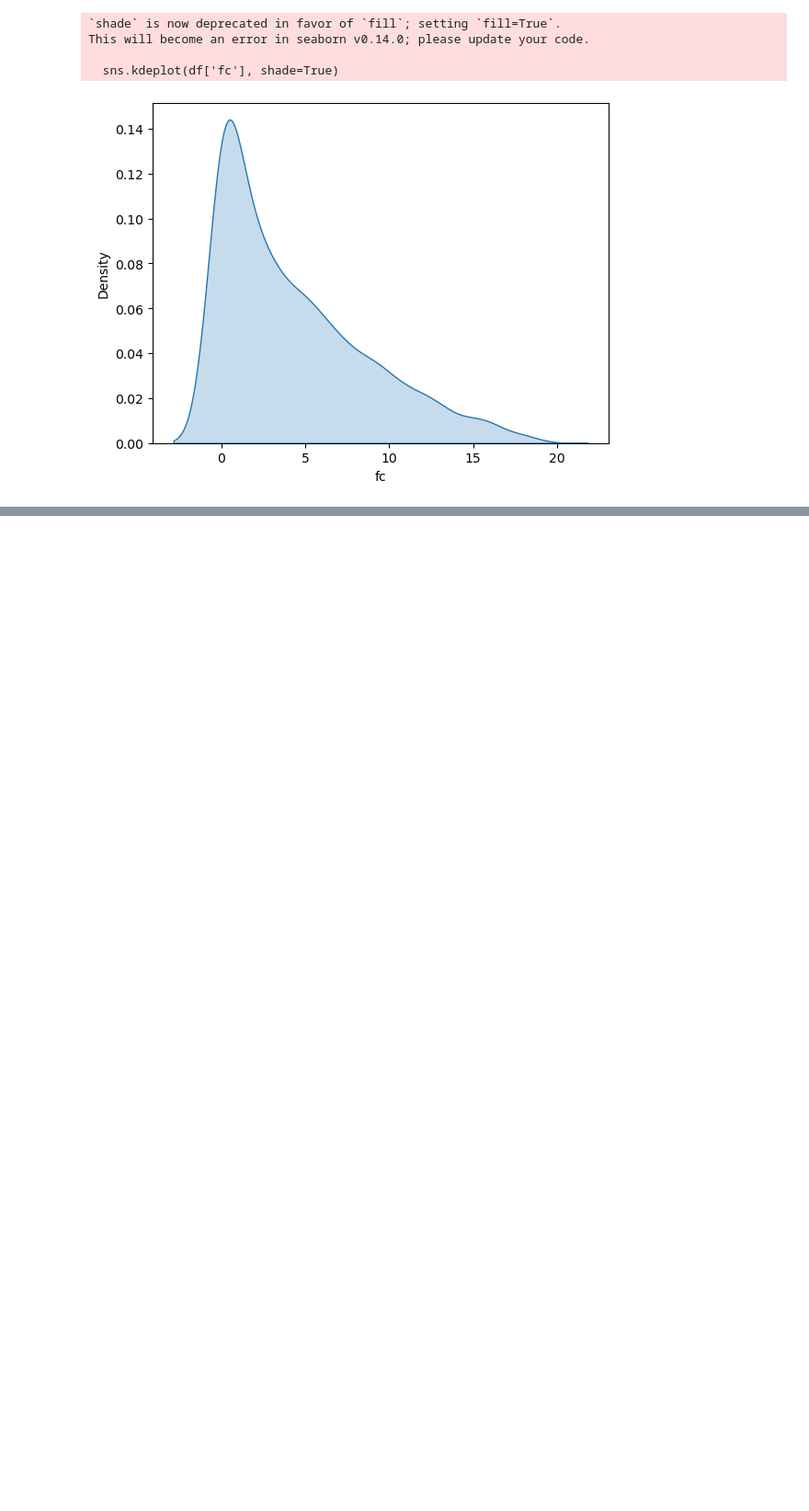
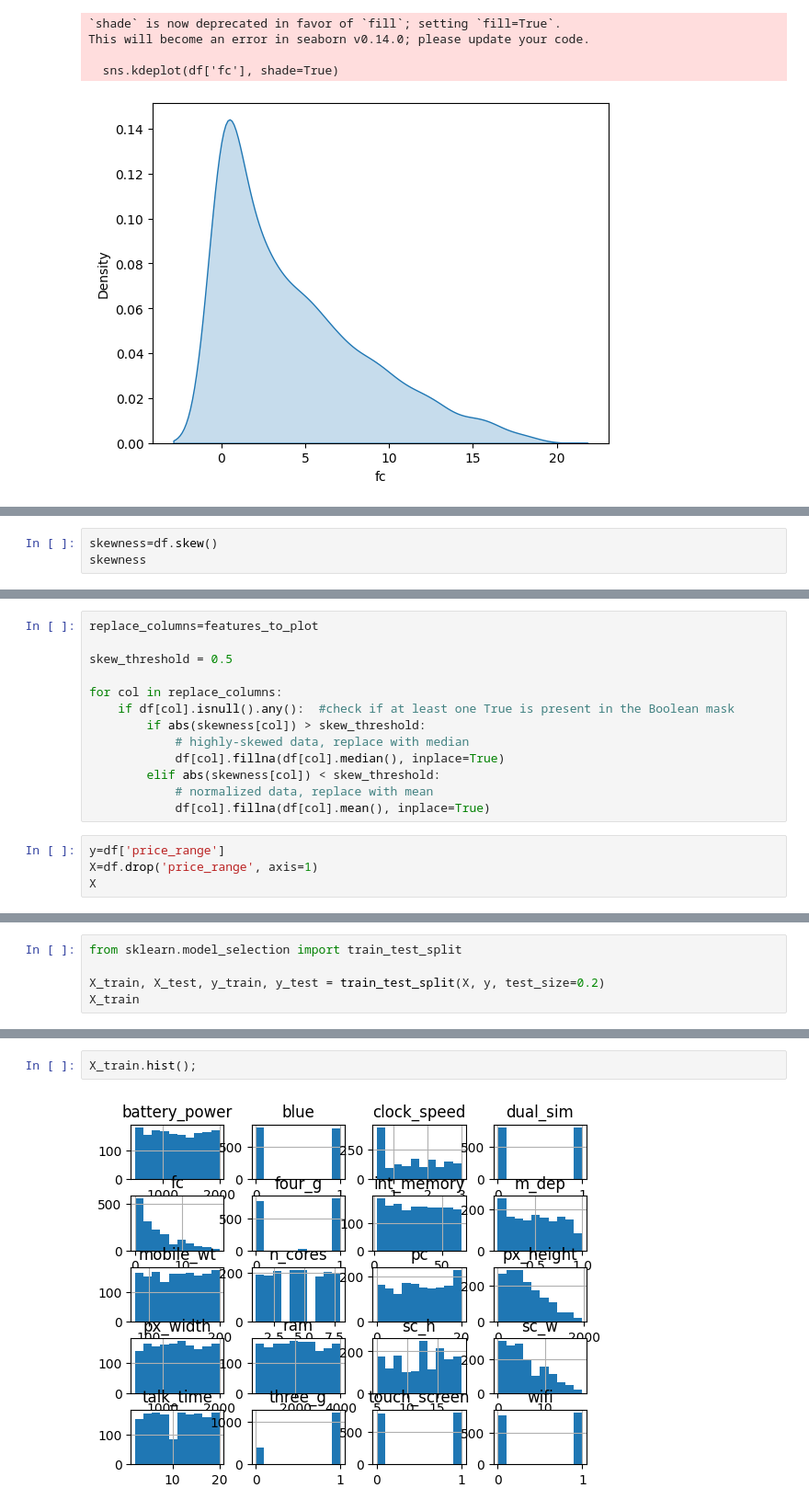
Before and after one commit to 2shashank11/Mobile-Price-Prediction, a Jupyter notebook: main.ipynb, the cells around one changed output, grey strips where cells are left out. Shown: that part at 92% size. Drawn from its saved outputs; the diff is of its cells as text; blank space fills up the shorter version.

```diff
--- a/main.ipynb
+++ b/main.ipynb
@@ -198,0 +197,3 @@ plt.show()
+# %%
+skewness=df.skew()
+skewness
@@ -198,0 +230,17 @@ plt.show()
+# %%
+replace_columns=features_to_plot
+
+skew_threshold = 0.5
+
+for col in replace_columns:
+    if df[col].isnull().any():  #check if at least one True is present in the Boolean mask
+        if abs(skewness[col]) > skew_threshold:
+            # highly-skewed data, replace with median
+            df[col].fillna(df[col].median(), inplace=True)
+        elif abs(skewness[col]) < skew_threshold:
+            # normalized data, replace with mean
+            df[col].fillna(df[col].mean(), inplace=True)
+# %%
+y=df['price_range']
+X=df.drop('price_range', axis=1)
+X
@@ -198,0 +263,5 @@ plt.show()
+# %%
+from sklearn.model_selection import train_test_split
+
+X_train, X_test, y_train, y_test = train_test_split(X, y, test_size=0.2)
+X_train
@@ -198,0 +282,4 @@ plt.show()
+# %%
+X_train.hist();
+# %% [output]
+[figure, added]
```
Also changed, not shown: parts of 20 cells of this notebook.
